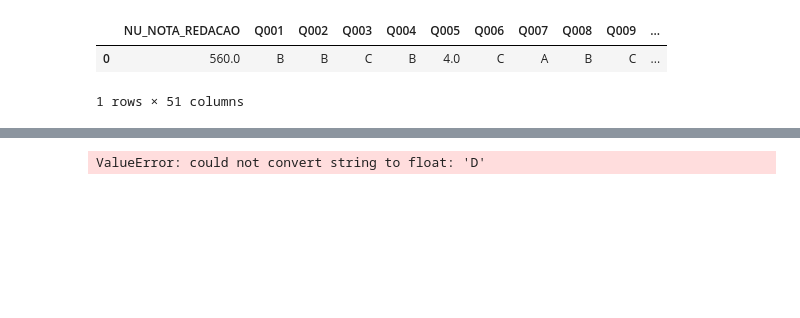
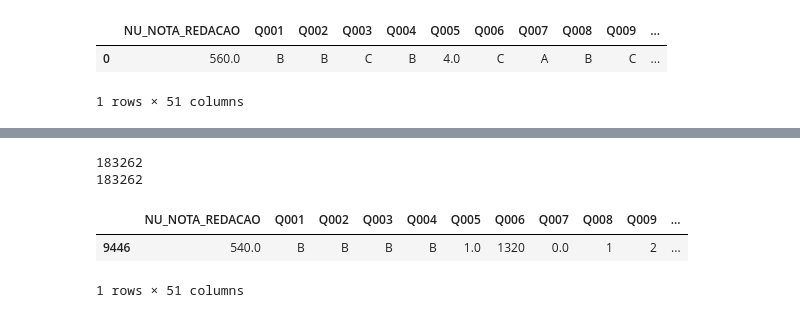
Before and after one commit to mpopst/Projeto-FDS, a Jupyter notebook: Learning.ipynb, the cells around one changed output, grey strips where cells are left out. Saved outputs shown, nothing was run; the diff lists cells and outputs as text; code cells hidden in the pictures; blank space fills up the shorter version.

```diff
--- a/Learning.ipynb
+++ b/Learning.ipynb
@@ -68,0 +41,16 @@ X = r.drop(columns=['NU_NOTA_REDACAO']).get_values().tolist()
+# %%
+redacao = redacao.replace(to_replace={'Q006': {'A':0, 'B':880, 'C':1320, 'D':1760, 'E':2200, 'F':2640, 'G':3520, 'H':4400, 'I':5280,
+                                       'J':6160, 'K':7040, 'L':7920, 'M':8800, 'N':10560, 'O':13200, 'P':17600, 'Q':20000},
+                            'Q007': {'A':0, 'B':1.5, 'C':3.5, 'D':5},
+                            'Q008': {'A':0, 'B':1, 'C':2, 'D':3, 'E':4}, 'Q009': {'A':0, 'B':1, 'C':2, 'D':3, 'E':4},
+                           'Q010': {'A':0, 'B':1, 'C':2, 'D':3, 'E':4}, 'Q011': {'A':0, 'B':1, 'C':2, 'D':3, 'E':4},
+                           'Q012': {'A':0, 'B':1, 'C':2, 'D':3, 'E':4}, 'Q013': {'A':0, 'B':1, 'C':2, 'D':3, 'E':4},
+                            'Q014': {'A':0, 'B':1, 'C':2, 'D':3, 'E':4}, 'Q015': {'A':0, 'B':1, 'C':2, 'D':3, 'E':4},
+                            'Q016': {'A':0, 'B':1, 'C':2, 'D':3, 'E':4}, 'Q017': {'A':0, 'B':1, 'C':2, 'D':3, 'E':4},
+                           'Q019': {'A':0, 'B':1, 'C':2, 'D':3, 'E':4}, 'Q022': {'A':0, 'B':1, 'C':2, 'D':3, 'E':4},
+                           'Q024': {'A':0, 'B':1, 'C':2, 'D':3, 'E':4}, 'Q018': {'A':0, 'B':1},'Q020': {'A':0, 'B':1},
+                           'Q021': {'A':0, 'B':1}, 'Q023': {'A':0, 'B':1}, 'Q025': {'A':0, 'B':1},
+                            'Q027': {'A':0, 'B':1, 'C':2, 'D':3, 'E':4, 'F':5, 'G':6, 'H':7, 'I':8, 'J':9, 'K':10, 'L':11,
+                                     'M':12},
+                            'Q028': {'A':0, 'B':1, 'C': 2, 'D':3, 'E':4}
+                                   })
@@ -69,5 +60,17 @@ X = r.drop(columns=['NU_NOTA_REDACAO']).get_values().tolist()
+# %%
+Y = list(eletrodomesticos_redacao['Q006'])
+X = eletrodomesticos_redacao.drop(columns=['Q006']).get_values().tolist()
+print(len(Y))
+print(len(X))
+# %% [output]
+183262
+183262
 # %%
-arvore = tree.DecisionTreeClassifier()
+arvore = tree.DecisionTreeRegressor()
 arvore = arvore.fit(X, Y)
-# %% [output]
-ValueError: could not convert string to float: 'D'
+# %%
+redacao.iloc[[300]]
+# %% [output]
+|  | NU_NOTA_REDACAO | Q001 | Q002 | Q003 | Q004 | Q005 | Q006 | Q007 | Q008 | Q009 | ... |
+| 9446 | 540.0 | B | B | B | B | 1.0 | 1320 | 0.0 | 1 | 2 | ... |
+1 rows × 51 columns
```
Also changed, not shown: parts of 20 cells of this notebook.
